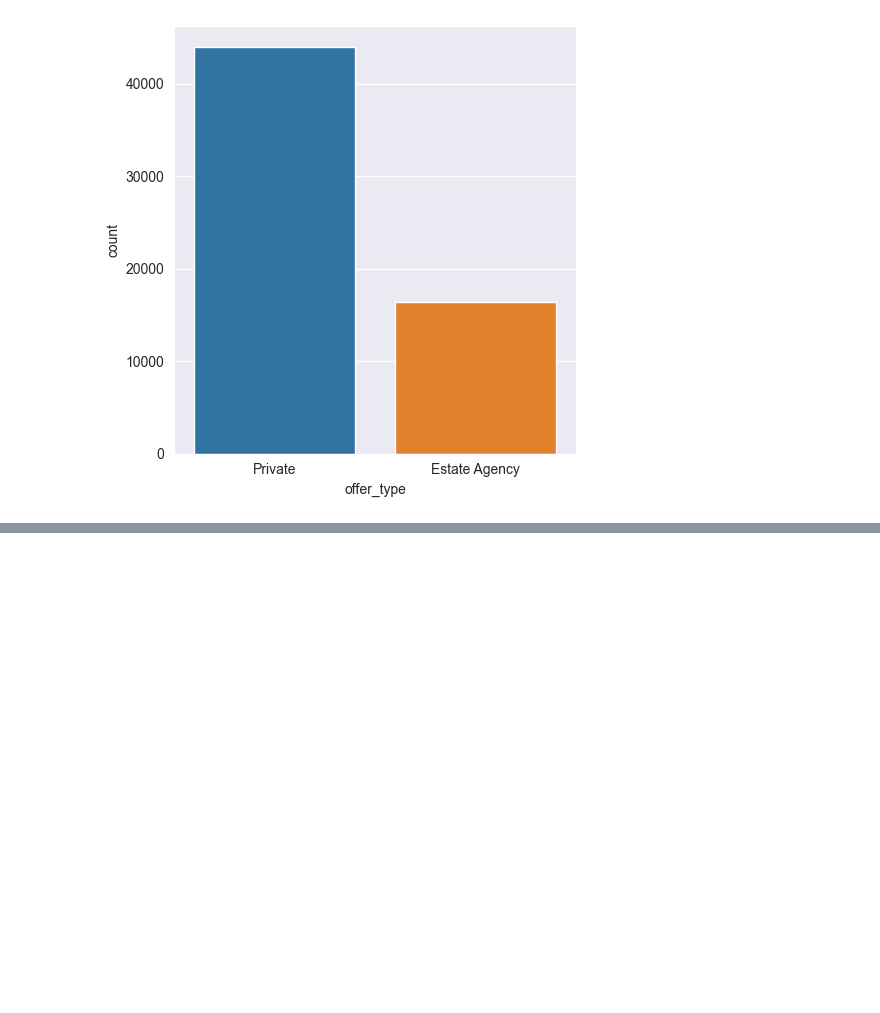
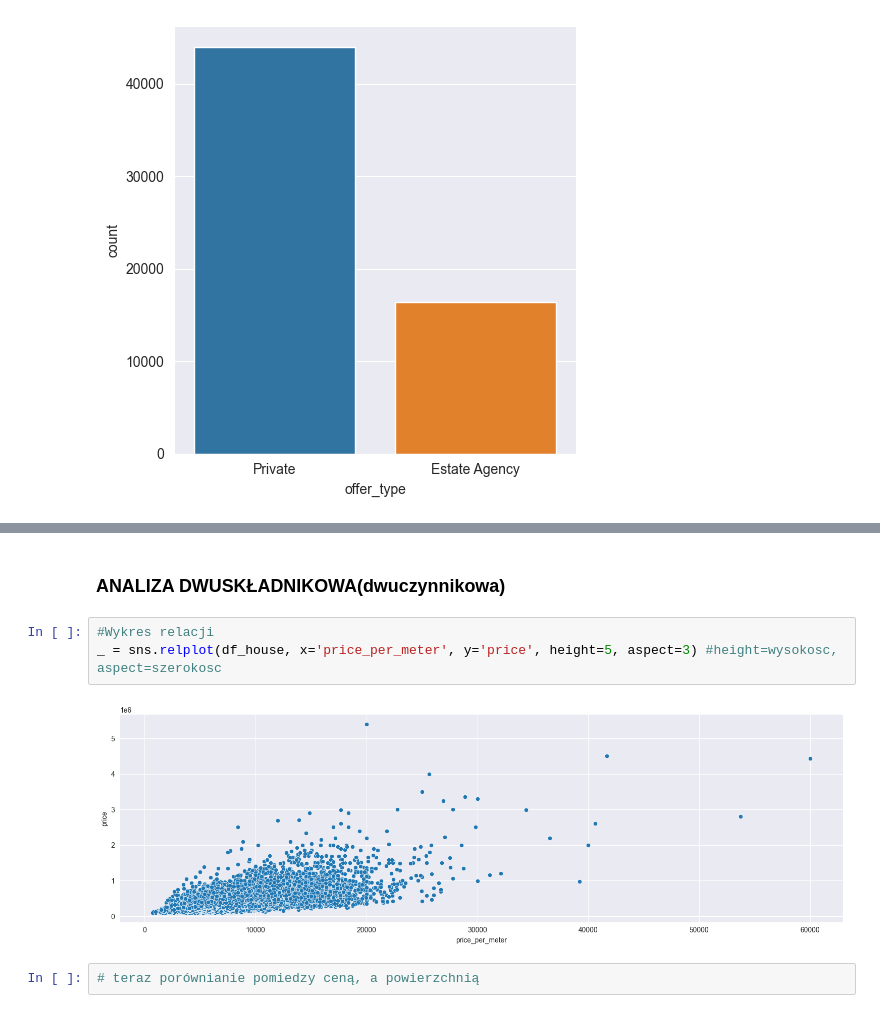
Before and after one commit to PawelWil/AnalizaDanych_BI_Zjazd_09_10_IX, a Jupyter notebook: Kod/04_seaborn_WYKRESY_ZŁOŻONE/05_praca_z_danymi.ipynb, the cells around one changed output, grey strips where cells are left out. Saved outputs shown, nothing was run; the diff lists cells and outputs as text; blank space fills up the shorter version.

```diff
--- a/Kod/04_seaborn_WYKRESY_ZŁOŻONE/05_praca_z_danymi.ipynb
+++ b/Kod/04_seaborn_WYKRESY_ZŁOŻONE/05_praca_z_danymi.ipynb
@@ -76,0 +96,9 @@ _ = sns.catplot(df_house, x='offer_type', kind='count')
+# %% [markdown]
+### ANALIZA DWUSKŁADNIKOWA(dwuczynnikowa)
+# %%
+#Wykres relacji
+_ = sns.relplot(df_house, x='price_per_meter', y='price', height=5, aspect=3) #height=wysokosc, aspect=szerokosc
+# %% [output]
+[figure, added]
+# %%
+# teraz porównianie pomiedzy ceną, a powierzchnią
```
Also changed, not shown: parts of 4 cells of this notebook.
